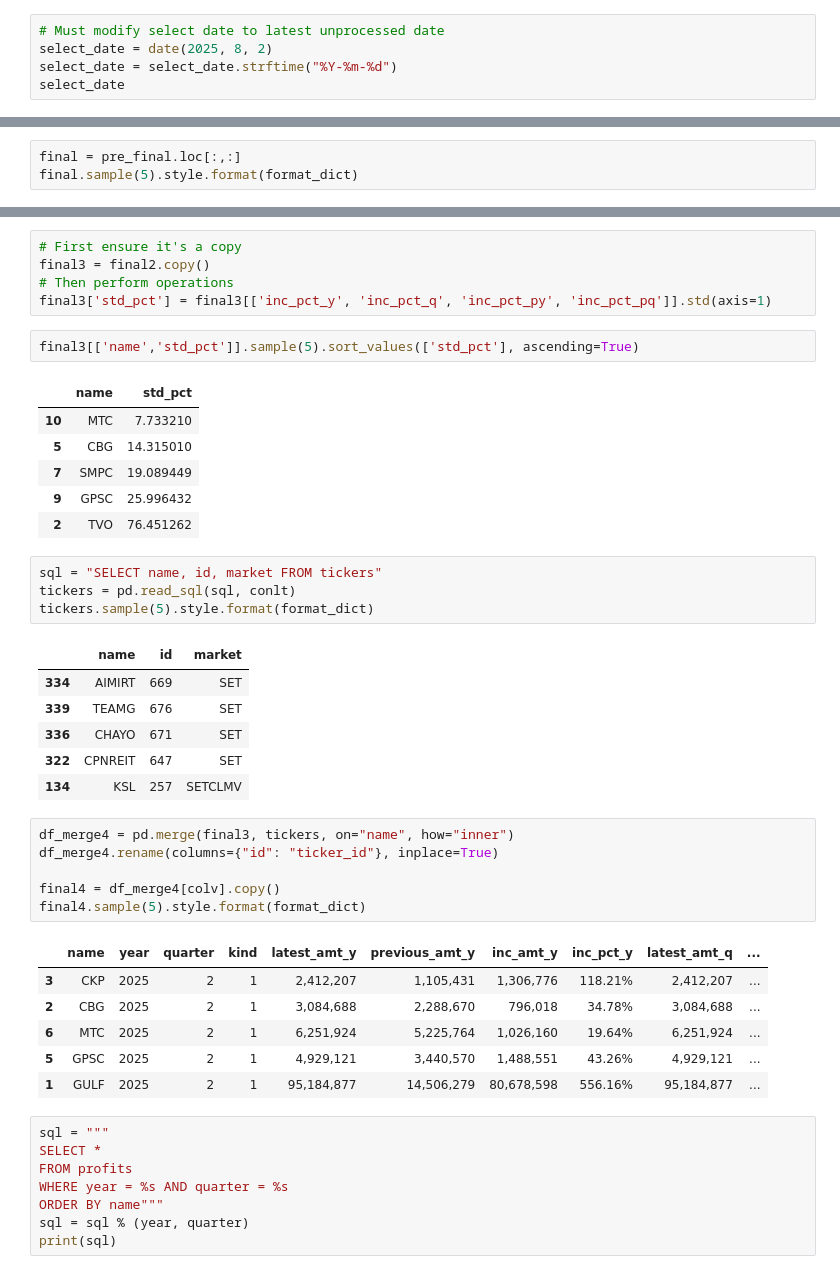
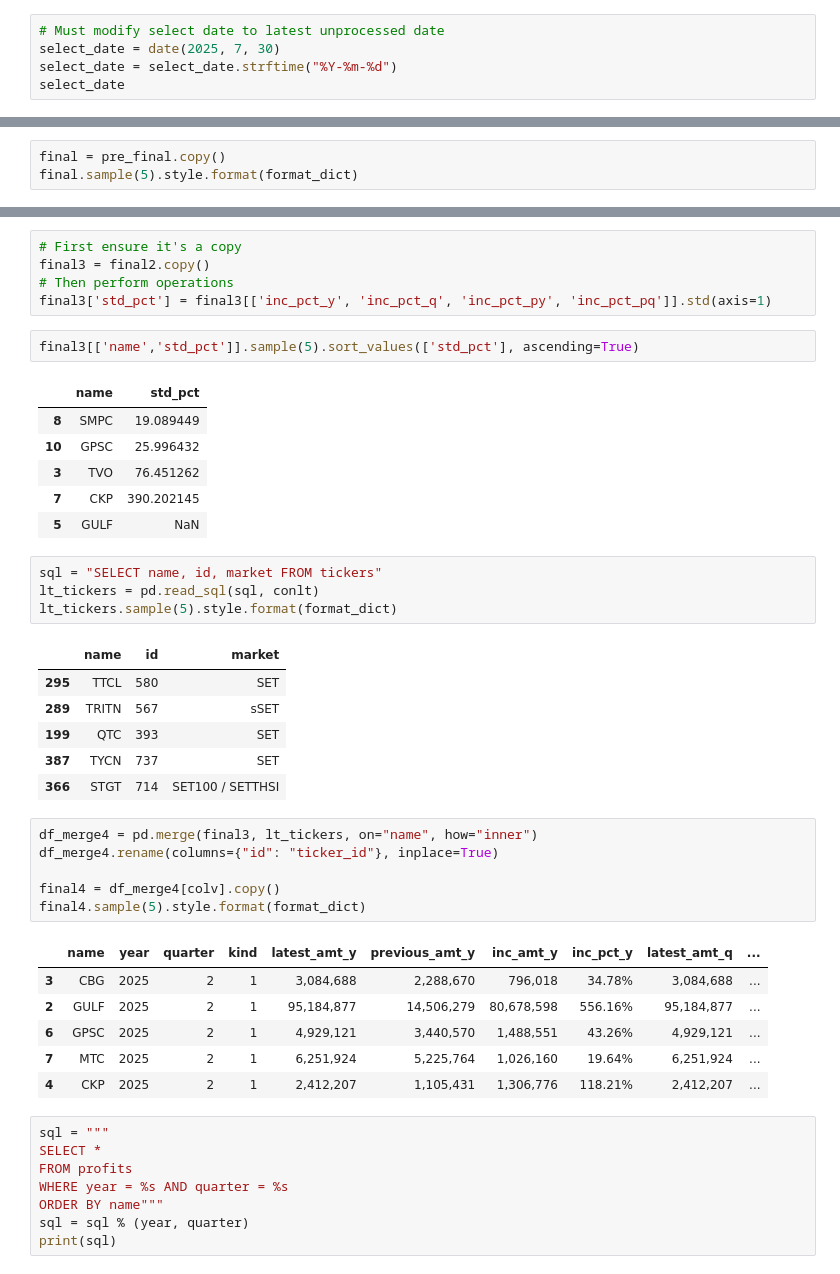
Before and after one commit to santimcs/A5, a Jupyter notebook: Quarterly/240-Create Profits Q2.ipynb, the cells around one changed output, grey strips where cells are left out. Cells and saved outputs as stored; diff of their text form.

```diff
--- a/Quarterly/240-Create Profits Q2.ipynb
+++ b/Quarterly/240-Create Profits Q2.ipynb
@@ -23,6 +23,6 @@ print(formatted_time )
 # %%
 # Must modify select date to latest unprocessed date
-select_date = date(2025, 8, 2)
+select_date = date(2025, 7, 30)
 select_date = select_date.strftime("%Y-%m-%d")
 select_date
 # %% [output]
@@ -277,5 +277,5 @@ pre_final.sample(5).sort_values(['name'],ascending=[True]).style.format(format_d
 # %%
-final = pre_final.loc[:,:]
+final = pre_final.copy()
 final.sample(5).style.format(format_dict)
 # %% [output]
 |  | name | latest_amt_q | previous_amt_q | inc_amt_q | inc_pct_q | latest_amt_y | previous_amt_y | inc_amt_y | ... |
@@ -392,35 +392,35 @@ final3['std_pct'] = final3[['inc_pct_y', 'inc_pct_q', 'inc_pct_py', 'inc_pct_pq'
 final3[['name','std_pct']].sample(5).sort_values(['std_pct'], ascending=True)
 # %% [output]
 |  | name | std_pct |
-| 10 | MTC | 7.733210 |
-| 5 | CBG | 14.315010 |
-| 7 | SMPC | 19.089449 |
-| 9 | GPSC | 25.996432 |
-| 2 | TVO | 76.451262 |
+| 8 | SMPC | 19.089449 |
+| 10 | GPSC | 25.996432 |
+| 3 | TVO | 76.451262 |
+| 7 | CKP | 390.202145 |
+| 5 | GULF | NaN |
 # %%
 sql = "SELECT name, id, market FROM tickers"
-tickers = pd.read_sql(sql, conlt)
-tickers.sample(5).style.format(format_dict)
+lt_tickers = pd.read_sql(sql, conlt)
+lt_tickers.sample(5).style.format(format_dict)
 # %% [output]
 |  | name | id | market |
-| 334 | AIMIRT | 669 | SET |
-| 339 | TEAMG | 676 | SET |
-| 336 | CHAYO | 671 | SET |
-| 322 | CPNREIT | 647 | SET |
-| 134 | KSL | 257 | SETCLMV |
+| 295 | TTCL | 580 | SET |
+| 289 | TRITN | 567 | sSET |
+| 199 | QTC | 393 | SET |
+| 387 | TYCN | 737 | SET |
+| 366 | STGT | 714 | SET100 / SETTHSI |
 # %%
-df_merge4 = pd.merge(final3, tickers, on="name", how="inner")
+df_merge4 = pd.merge(final3, lt_tickers, on="name", how="inner")
 df_merge4.rename(columns={"id": "ticker_id"}, inplace=True)
 
 final4 = df_merge4[colv].copy()
 final4.sample(5).style.format(format_dict)
 # %% [output]
 |  | name | year | quarter | kind | latest_amt_y | previous_amt_y | inc_amt_y | inc_pct_y | latest_amt_q | ... |
-| 3 | CKP | 2025 | 2 | 1 | 2,412,207 | 1,105,431 | 1,306,776 | 118.21% | 2,412,207 | ... |
-| 2 | CBG | 2025 | 2 | 1 | 3,084,688 | 2,288,670 | 796,018 | 34.78% | 3,084,688 | ... |
-| 6 | MTC | 2025 | 2 | 1 | 6,251,924 | 5,225,764 | 1,026,160 | 19.64% | 6,251,924 | ... |
-| 5 | GPSC | 2025 | 2 | 1 | 4,929,121 | 3,440,570 | 1,488,551 | 43.26% | 4,929,121 | ... |
-| 1 | GULF | 2025 | 2 | 1 | 95,184,877 | 14,506,279 | 80,678,598 | 556.16% | 95,184,877 | ... |
+| 3 | CBG | 2025 | 2 | 1 | 3,084,688 | 2,288,670 | 796,018 | 34.78% | 3,084,688 | ... |
+| 2 | GULF | 2025 | 2 | 1 | 95,184,877 | 14,506,279 | 80,678,598 | 556.16% | 95,184,877 | ... |
+| 6 | GPSC | 2025 | 2 | 1 | 4,929,121 | 3,440,570 | 1,488,551 | 43.26% | 4,929,121 | ... |
+| 7 | MTC | 2025 | 2 | 1 | 6,251,924 | 5,225,764 | 1,026,160 | 19.64% | 6,251,924 | ... |
+| 4 | CKP | 2025 | 2 | 1 | 2,412,207 | 1,105,431 | 1,306,776 | 118.21% | 2,412,207 | ... |
 # %%
 sql = """
 SELECT *
```
Also changed, not shown: parts of 32 cells of this notebook.
